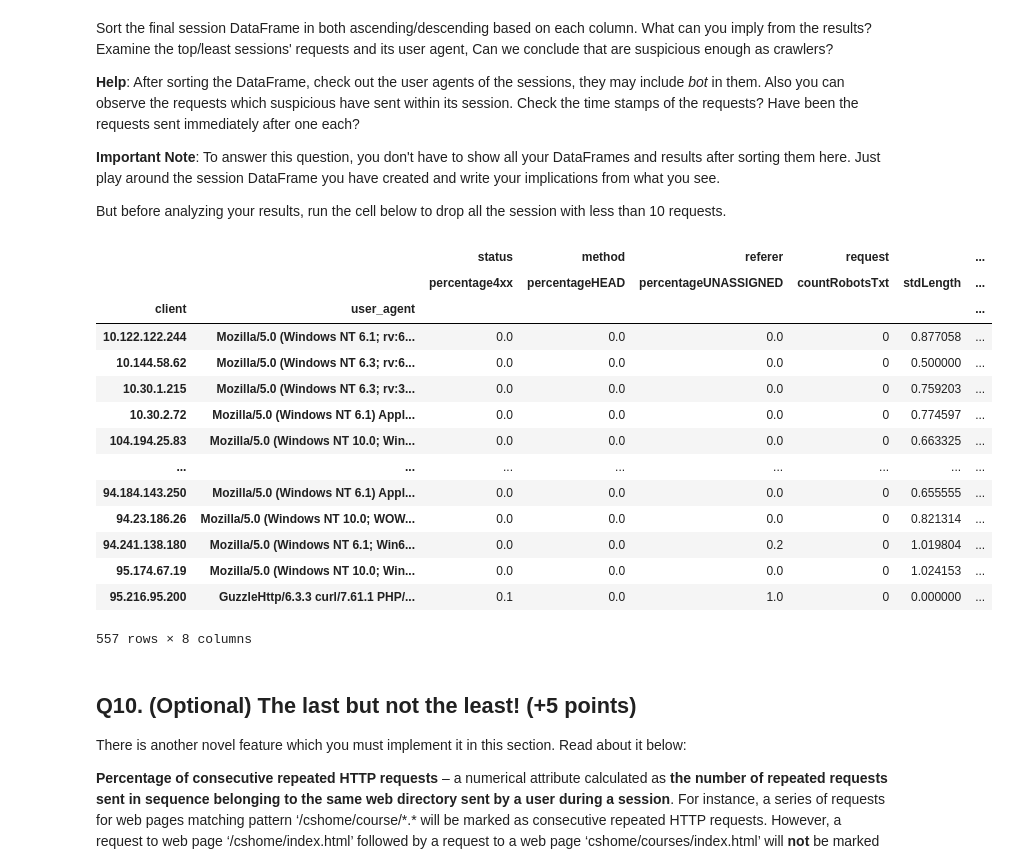
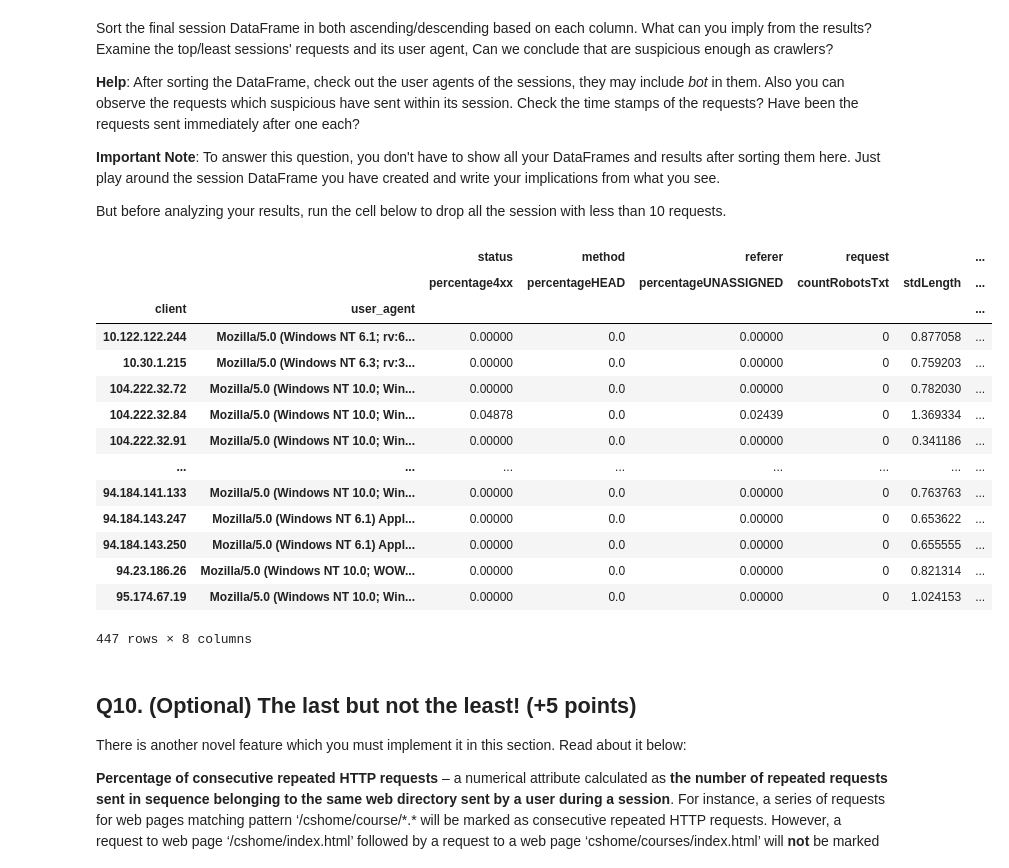
Before and after one commit to AAdvari/pandas-practice, a Jupyter notebook: LogServerAnalysis.ipynb, the cells around one changed output. Cells and saved outputs as stored; diff of their text form; code cells hidden in the pictures.

```diff
--- a/LogServerAnalysis.ipynb
+++ b/LogServerAnalysis.ipynb
@@ -773,25 +771,24 @@ Sort the final session DataFrame in both ascending/descending based on each colu
 But before analyzing your results, run the cell below to drop all the session with less than 10 requests.
 # %%
 # We drop all the session with less than 10 requests.
-session_df[('request','requests_count')]
-session_df.drop(session_df[session_df['request']["requests_count"] < 10].index, inplace=True)
+session_df = session_df[session_df['request'].requests_count > 10]
 session_df
 # %% [output]
 |  |  | status | method | referer | request |  | ... |
 |  |  | percentage4xx | percentageHEAD | percentageUNASSIGNED | countRobotsTxt | stdLength | ... |
 | client | user_agent |  |  |  |  |  | ... |
-| 10.122.122.244 | Mozilla/5.0 (Windows NT 6.1; rv:6... | 0.0 | 0.0 | 0.0 | 0 | 0.877058 | ... |
-| 10.144.58.62 | Mozilla/5.0 (Windows NT 6.3; rv:6... | 0.0 | 0.0 | 0.0 | 0 | 0.500000 | ... |
-| 10.30.1.215 | Mozilla/5.0 (Windows NT 6.3; rv:3... | 0.0 | 0.0 | 0.0 | 0 | 0.759203 | ... |
-| 10.30.2.72 | Mozilla/5.0 (Windows NT 6.1) Appl... | 0.0 | 0.0 | 0.0 | 0 | 0.774597 | ... |
-| 104.194.25.83 | Mozilla/5.0 (Windows NT 10.0; Win... | 0.0 | 0.0 | 0.0 | 0 | 0.663325 | ... |
+| 10.122.122.244 | Mozilla/5.0 (Windows NT 6.1; rv:6... | 0.00000 | 0.0 | 0.00000 | 0 | 0.877058 | ... |
+| 10.30.1.215 | Mozilla/5.0 (Windows NT 6.3; rv:3... | 0.00000 | 0.0 | 0.00000 | 0 | 0.759203 | ... |
+| 104.222.32.72 | Mozilla/5.0 (Windows NT 10.0; Win... | 0.00000 | 0.0 | 0.00000 | 0 | 0.782030 | ... |
+| 104.222.32.84 | Mozilla/5.0 (Windows NT 10.0; Win... | 0.04878 | 0.0 | 0.02439 | 0 | 1.369334 | ... |
+| 104.222.32.91 | Mozilla/5.0 (Windows NT 10.0; Win... | 0.00000 | 0.0 | 0.00000 | 0 | 0.341186 | ... |
 | ... | ... | ... | ... | ... | ... | ... | ... |
-| 94.184.143.250 | Mozilla/5.0 (Windows NT 6.1) Appl... | 0.0 | 0.0 | 0.0 | 0 | 0.655555 | ... |
-| 94.23.186.26 | Mozilla/5.0 (Windows NT 10.0; WOW... | 0.0 | 0.0 | 0.0 | 0 | 0.821314 | ... |
-| 94.241.138.180 | Mozilla/5.0 (Windows NT 6.1; Win6... | 0.0 | 0.0 | 0.2 | 0 | 1.019804 | ... |
-| 95.174.67.19 | Mozilla/5.0 (Windows NT 10.0; Win... | 0.0 | 0.0 | 0.0 | 0 | 1.024153 | ... |
-| 95.216.95.200 | GuzzleHttp/6.3.3 curl/7.61.1 PHP/... | 0.1 | 0.0 | 1.0 | 0 | 0.000000 | ... |
+| 94.184.141.133 | Mozilla/5.0 (Windows NT 10.0; Win... | 0.00000 | 0.0 | 0.00000 | 0 | 0.763763 | ... |
+| 94.184.143.247 | Mozilla/5.0 (Windows NT 6.1) Appl... | 0.00000 | 0.0 | 0.00000 | 0 | 0.653622 | ... |
+| 94.184.143.250 | Mozilla/5.0 (Windows NT 6.1) Appl... | 0.00000 | 0.0 | 0.00000 | 0 | 0.655555 | ... |
+| 94.23.186.26 | Mozilla/5.0 (Windows NT 10.0; WOW... | 0.00000 | 0.0 | 0.00000 | 0 | 0.821314 | ... |
+| 95.174.67.19 | Mozilla/5.0 (Windows NT 10.0; Win... | 0.00000 | 0.0 | 0.00000 | 0 | 1.024153 | ... |
-557 rows × 8 columns
+447 rows × 8 columns
 # %% [markdown]
 ## Q10. (Optional) The last but not the least! (+5 points)
 
```
Also changed, not shown: parts of 1 cell of this notebook, 1 other file.
